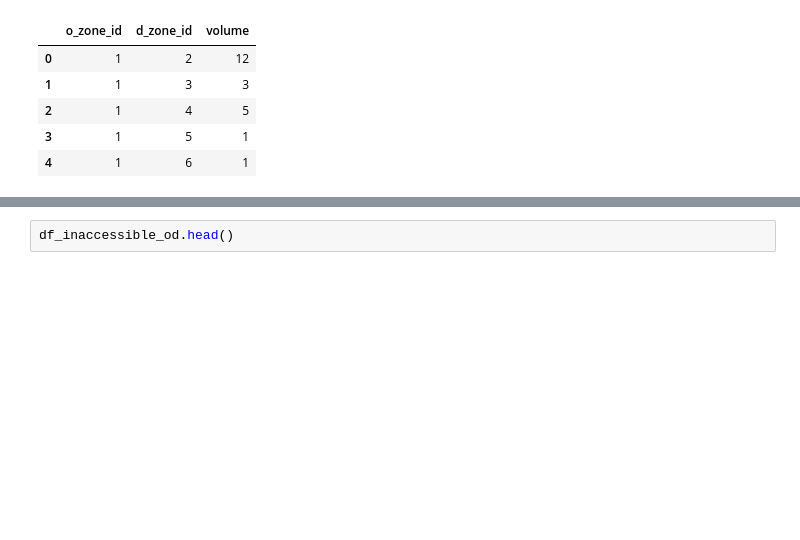
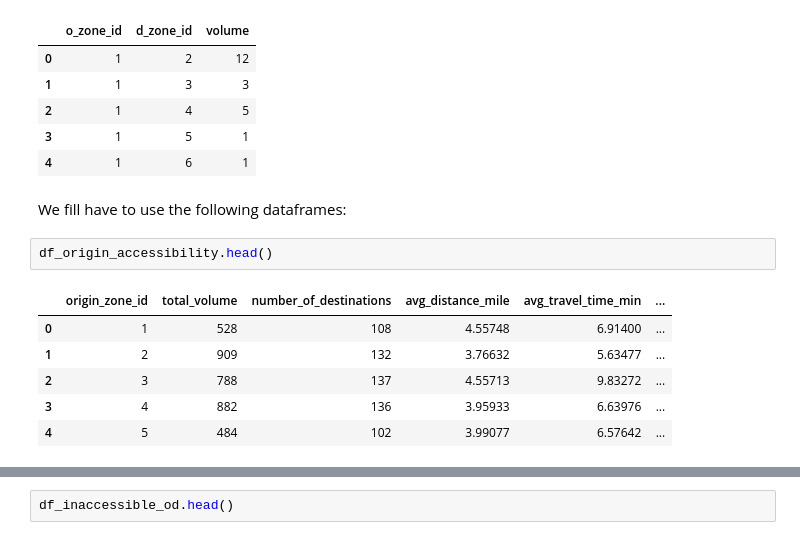
Before and after one commit to antoinekc8/DOTNET_project, a Jupyter notebook: notebook/Global.ipynb, the cells around one changed output, grey strips where cells are left out. Drawn from its saved outputs; the diff is of its cells as text; blank space fills up the shorter version.

```diff
--- a/notebook/Global.ipynb
+++ b/notebook/Global.ipynb
@@ -31,3 +32,14 @@ df_demand.head()
 | 2 | 1 | 4 | 5 |
 | 3 | 1 | 5 | 1 |
 | 4 | 1 | 6 | 1 |
+# %% [markdown]
+We fill have to use the following dataframes:
+# %%
+df_origin_accessibility.head()
+# %% [output]
+|  | origin_zone_id | total_volume | number_of_destinations | avg_distance_mile | avg_travel_time_min | ... |
+| 0 | 1 | 528 | 108 | 4.55748 | 6.91400 | ... |
+| 1 | 2 | 909 | 132 | 3.76632 | 5.63477 | ... |
+| 2 | 3 | 788 | 137 | 4.55713 | 9.83272 | ... |
+| 3 | 4 | 882 | 136 | 3.95933 | 6.63976 | ... |
+| 4 | 5 | 484 | 102 | 3.99077 | 6.57642 | ... |
```
Also changed, not shown: parts of 14 cells of this notebook.
